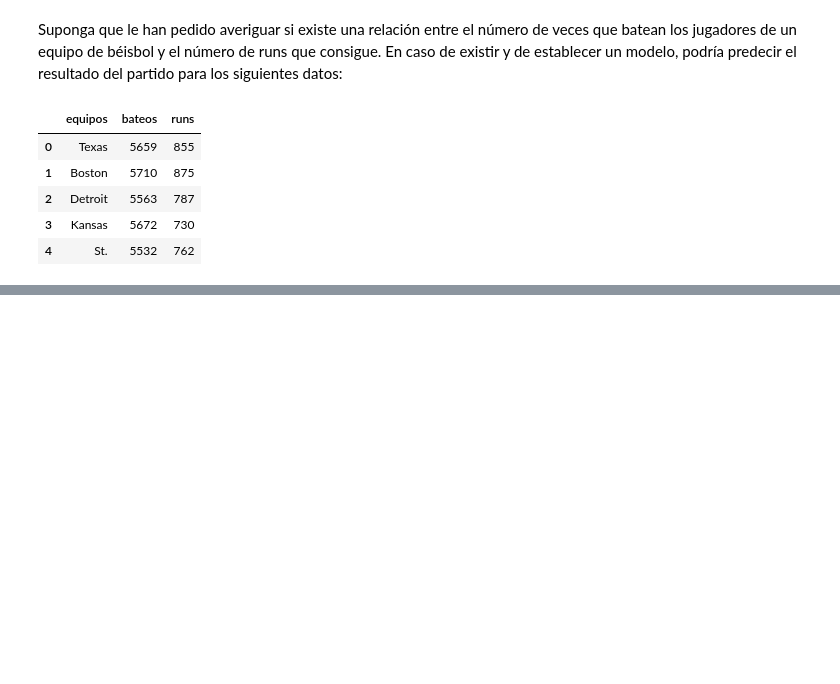
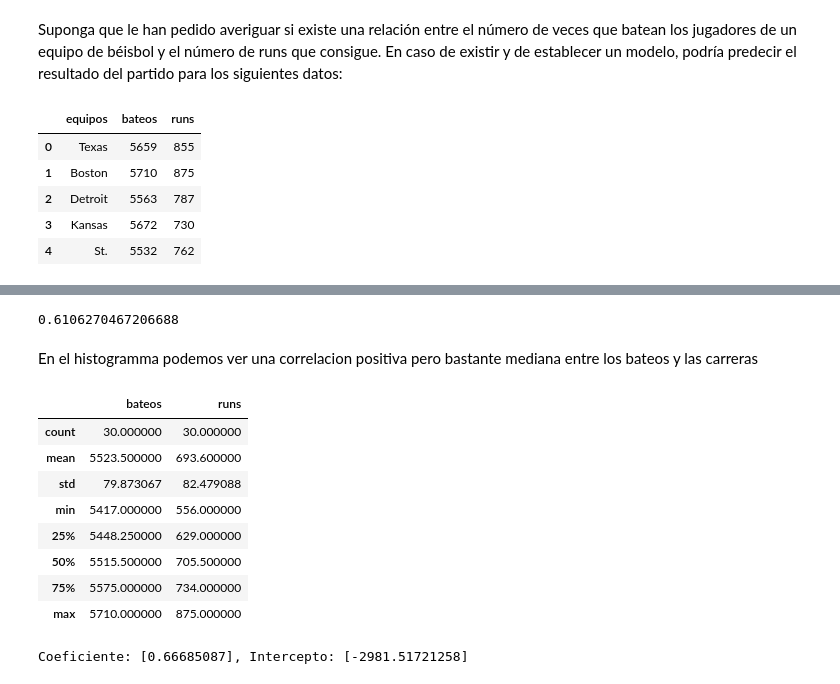
Before and after one commit to saert3311/ciencia-datos-aspasia, a Jupyter notebook: M5/ejercicio2.ipynb, the cells around one changed output, grey strips where cells are left out. Saved outputs shown, nothing was run; the diff lists cells and outputs as text; code cells hidden in the pictures; blank space fills up the shorter version.

```diff
--- a/M5/ejercicio2.ipynb
+++ b/M5/ejercicio2.ipynb
@@ -53,0 +59,32 @@ sns.scatterplot(x='bateos', y='runs', data=df)
+# %%
+df.bateos.corr(df.runs)
+#Correlacion
+# %% [output]
+0.6106270467206688
+# %% [markdown]
+En el histogramma podemos ver una correlacion positiva pero bastante mediana entre los bateos y las carreras
+# %%
+df.describe()
+# %% [output]
+|  | bateos | runs |
+| count | 30.000000 | 30.000000 |
+| mean | 5523.500000 | 693.600000 |
+| std | 79.873067 | 82.479088 |
+| min | 5417.000000 | 556.000000 |
+| 25% | 5448.250000 | 629.000000 |
+| 50% | 5515.500000 | 705.500000 |
+| 75% | 5575.000000 | 734.000000 |
+| max | 5710.000000 | 875.000000 |
+# %%
+#Dividir datos para que lo ingeste el modelo de regresion linear
+X = df.bateos
+y = df.runs
+X_train, X_test, y_train, y_test = train_test_split(X.values.reshape(-1, 1), y.values.reshape(-1, 1), test_size=0.2, random_state=42)
+
+lrg = LinearRegression()
+
+lrg.fit(X_train, y_train)
+
+print(f'Coeficiente: {lrg.coef_[0]}, Intercepto: {lrg.intercept_}')
+# %% [output]
+Coeficiente: [0.66685087], Intercepto: [-2981.51721258]
```
Also changed, not shown: parts of 11 cells of this notebook, 5 other files.
